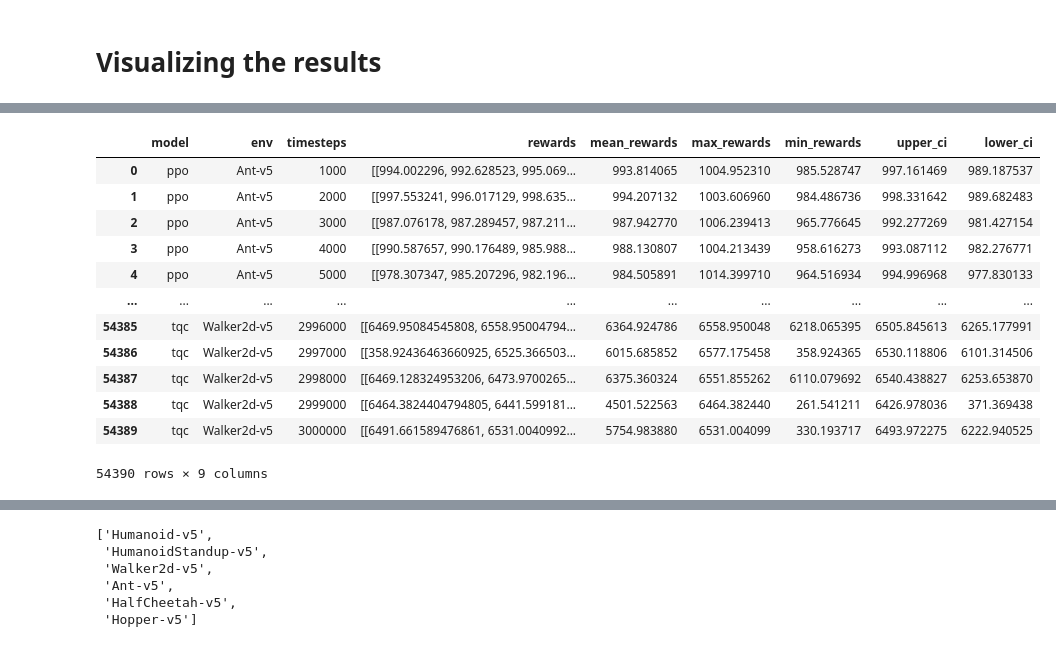
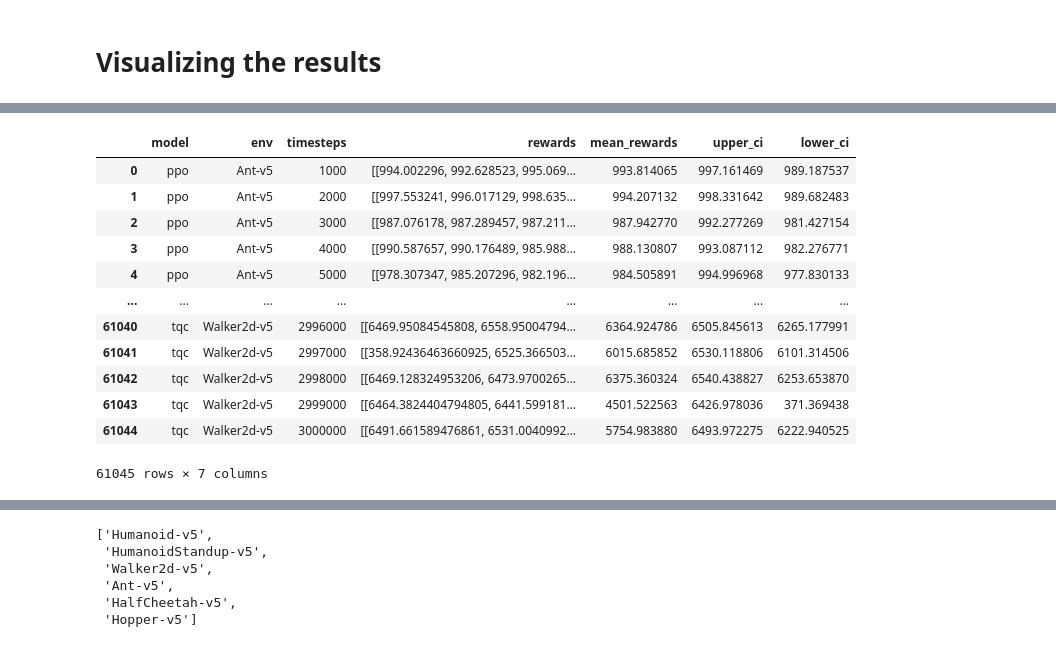
Before and after one commit to 1jamesthompson1/AIML440_code, a Jupyter notebook: running_baseline_experiments/results.ipynb, the cells around one changed output, grey strips where cells are left out. Cells and saved outputs as stored; diff of their text form; code cells hidden in the pictures.

```diff
--- a/running_baseline_experiments/results.ipynb
+++ b/running_baseline_experiments/results.ipynb
@@ -32,13 +33,25 @@ trad_algos = [
 
 sota_algos = [
     "4677441_tqc_3mil_test", # 3 million time steps using authors original pytorch code and hyperparameters
-    "4677444_redq_1mil" # 1 milliion timesteps using authors original pytorch code and hyperparameters
+    "4677444_redq_1mil", # 1 milliion timesteps using authors original pytorch code and hyperparameters
+    "4678117_redq_1mil_second_attempt", # Rerunning and GRID engine dropped all the jobs
+    "4678116_tqc_3mil_second_attempt" # Rerunning most as the GRID engines had problems with the jobs. A task id mapper was needed as seen below.
+]
 
-]
+# The task id is used by the grid engine to run mulitple jobs each with a different experiemnt e.g envs and logs etc.
+# Sometime when expriments  fails they need to be rerun but only a somewhat random subset. So a mapper is made to take the given task id (goes from 1 to n) and map it to the task id of the failed experiment.
+task_id_mapper = {
+    sota_algos[3]:  [
+        6, 7, 8, 10, 11, 12, 14, 16, 17, 18, 19, 20, 21, 22, 23, 24, 25, 26, 27, 28, 29,
+        31, 33, 34, 35, 40, 41, 42, 43, 44, 45, 46, 47, 48, 49, 50, 51, 53, 54, 57, 58,
+        59, 60, 62, 64, 65, 66, 67, 68, 69, 75, 76, 77, 78, 79, 80, 81, 82, 83, 84, 85,
+        88, 89
+    ]
+}
 
 grid_output_dir = "/home/thompsjame1/grid-output"
 results_dirs = [
-    os.path.join(grid_output_dir, d, "training_evaluations") for d in trad_algos + sota_algos
+    os.path.join(grid_output_dir, d) for d in trad_algos + sota_algos
 ]
 
 results_dirs
@@ -357,25 +402,28 @@ df_grouped
 # %%
-df_grouped["mean_rewards"] = df_grouped["rewards"].apply(lambda x: np.mean(x))
-df_grouped["max_rewards"] = df_grouped["rewards"].apply(lambda x: np.max(x))
-df_grouped["min_rewards"] = df_grouped["rewards"].apply(lambda x: np.min(x))
-ci = 85
-df_grouped['upper_ci'] = df_grouped['rewards'].apply(lambda x: np.percentile(x, ci))
-df_grouped['lower_ci'] = df_grouped['rewards'].apply(lambda x: np.percentile(x, 100-ci))
+def add_mean_ci(df, ci, axis=None):
+    df["mean_rewards"] = df["rewards"].apply(lambda x: np.mean(x, axis=axis))
+    ci = 85
+    df['upper_ci'] = df['rewards'].apply(lambda x: np.percentile(x, ci, axis=axis))
+    df['lower_ci'] = df['rewards'].apply(lambda x: np.percentile(x, 100-ci, axis=axis))
+    return df
+
+df_grouped = add_mean_ci(df_grouped, 85)
+
 df_grouped
 # %% [output]
-|  | model | env | timesteps | rewards | mean_rewards | max_rewards | min_rewards | upper_ci | lower_ci |
-| 0 | ppo | Ant-v5 | 1000 | [[994.002296, 992.628523, 995.069... | 993.814065 | 1004.952310 | 985.528747 | 997.161469 | 989.187537 |
-| 1 | ppo | Ant-v5 | 2000 | [[997.553241, 996.017129, 998.635... | 994.207132 | 1003.606960 | 984.486736 | 998.331642 | 989.682483 |
-| 2 | ppo | Ant-v5 | 3000 | [[987.076178, 987.289457, 987.211... | 987.942770 | 1006.239413 | 965.776645 | 992.277269 | 981.427154 |
-| 3 | ppo | Ant-v5 | 4000 | [[990.587657, 990.176489, 985.988... | 988.130807 | 1004.213439 | 958.616273 | 993.087112 | 982.276771 |
-| 4 | ppo | Ant-v5 | 5000 | [[978.307347, 985.207296, 982.196... | 984.505891 | 1014.399710 | 964.516934 | 994.996968 | 977.830133 |
-| ... | ... | ... | ... | ... | ... | ... | ... | ... | ... |
-| 54385 | tqc | Walker2d-v5 | 2996000 | [[6469.95084545808, 6558.95004794... | 6364.924786 | 6558.950048 | 6218.065395 | 6505.845613 | 6265.177991 |
-| 54386 | tqc | Walker2d-v5 | 2997000 | [[358.92436463660925, 6525.366503... | 6015.685852 | 6577.175458 | 358.924365 | 6530.118806 | 6101.314506 |
-| 54387 | tqc | Walker2d-v5 | 2998000 | [[6469.128324953206, 6473.9700265... | 6375.360324 | 6551.855262 | 6110.079692 | 6540.438827 | 6253.653870 |
-| 54388 | tqc | Walker2d-v5 | 2999000 | [[6464.3824404794805, 6441.599181... | 4501.522563 | 6464.382440 | 261.541211 | 6426.978036 | 371.369438 |
-| 54389 | tqc | Walker2d-v5 | 3000000 | [[6491.661589476861, 6531.0040992... | 5754.983880 | 6531.004099 | 330.193717 | 6493.972275 | 6222.940525 |
+|  | model | env | timesteps | rewards | mean_rewards | upper_ci | lower_ci |
+| 0 | ppo | Ant-v5 | 1000 | [[994.002296, 992.628523, 995.069... | 993.814065 | 997.161469 | 989.187537 |
+| 1 | ppo | Ant-v5 | 2000 | [[997.553241, 996.017129, 998.635... | 994.207132 | 998.331642 | 989.682483 |
+| 2 | ppo | Ant-v5 | 3000 | [[987.076178, 987.289457, 987.211... | 987.942770 | 992.277269 | 981.427154 |
+| 3 | ppo | Ant-v5 | 4000 | [[990.587657, 990.176489, 985.988... | 988.130807 | 993.087112 | 982.276771 |
+| 4 | ppo | Ant-v5 | 5000 | [[978.307347, 985.207296, 982.196... | 984.505891 | 994.996968 | 977.830133 |
+| ... | ... | ... | ... | ... | ... | ... | ... |
+| 61040 | tqc | Walker2d-v5 | 2996000 | [[6469.95084545808, 6558.95004794... | 6364.924786 | 6505.845613 | 6265.177991 |
+| 61041 | tqc | Walker2d-v5 | 2997000 | [[358.92436463660925, 6525.366503... | 6015.685852 | 6530.118806 | 6101.314506 |
+| 61042 | tqc | Walker2d-v5 | 2998000 | [[6469.128324953206, 6473.9700265... | 6375.360324 | 6540.438827 | 6253.653870 |
+| 61043 | tqc | Walker2d-v5 | 2999000 | [[6464.3824404794805, 6441.599181... | 4501.522563 | 6426.978036 | 371.369438 |
+| 61044 | tqc | Walker2d-v5 | 3000000 | [[6491.661589476861, 6531.0040992... | 5754.983880 | 6493.972275 | 6222.940525 |
-54390 rows × 9 columns
+61045 rows × 7 columns
 # %%
 from scipy.signal import savgol_filter
 
```
Also changed, not shown: parts of 24 cells of this notebook.
